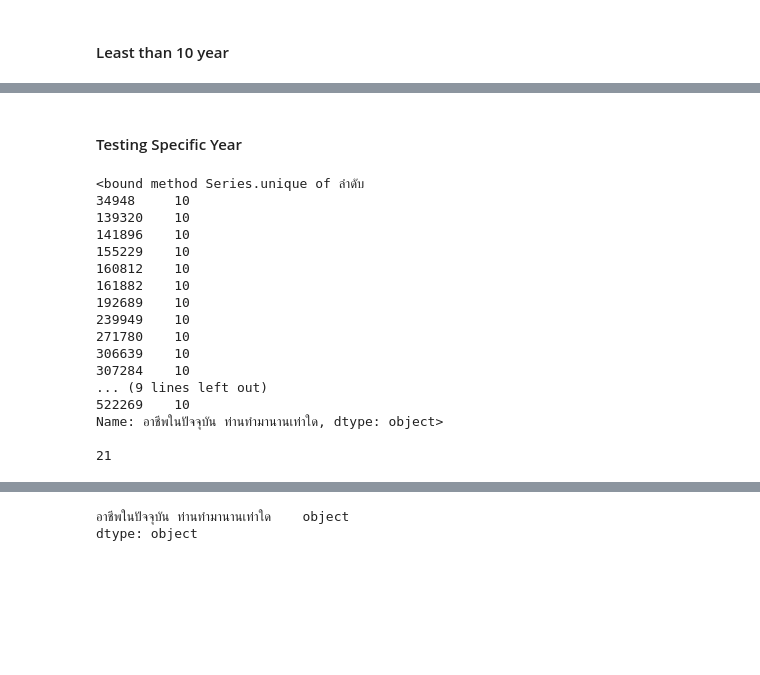
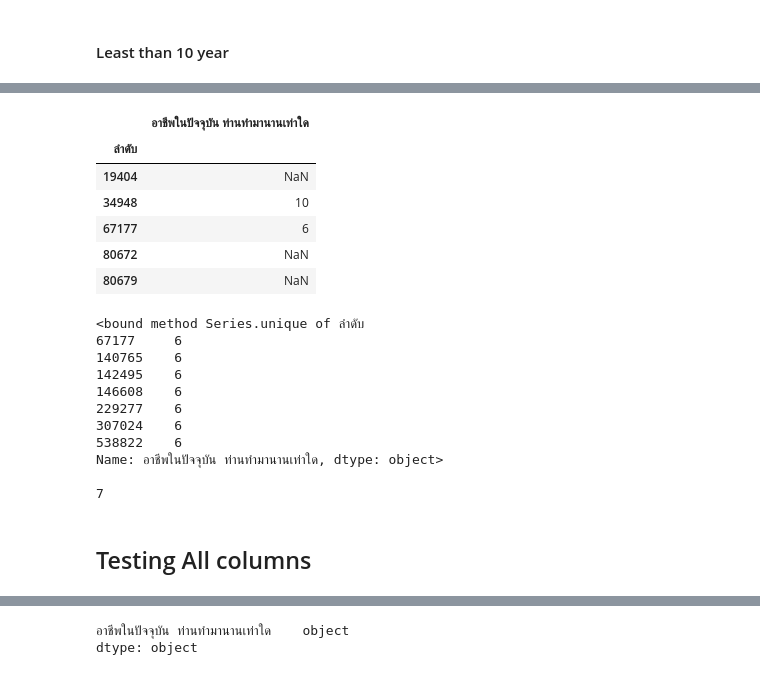
Before and after one commit to PoomTheerapat/National-Job-Survey, a Jupyter notebook: Data-Preparation-New-Variable.ipynb, the cells around one changed output, grey strips where cells are left out. Cells and saved outputs as stored; diff of their text form; code cells hidden in the pictures; blank space fills up the shorter version.

Commit message:
Fixed and Merge DataFrame (Complete)

```diff
--- a/Data-Preparation-New-Variable.ipynb
+++ b/Data-Preparation-New-Variable.ipynb
@@ -289,0 +279,36 @@ SUM Least than 10 Year:  <built-in function sum>
+# %%
+before = 0
+after = 0
+
+for i in range(0, 10):
+    print(f'--- {i} ปี ---')
+
+    # Skip 6 years
+    if i == 6:
+        continue
+
+    condition = (
+        (massage["อาชีพในปัจจุบัน ท่านทำมานานเท่าใด"] == i) |
+        (massage["อาชีพในปัจจุบัน ท่านทำมานานเท่าใด"] == f'{i}ปี') |
+        (massage["อาชีพในปัจจุบัน ท่านทำมานานเท่าใด"] == f'{i} ปี') |
+        (massage["อาชีพในปัจจุบัน ท่านทำมานานเท่าใด"] == f'{i}ปี6เดือน') |
+        (massage["อาชีพในปัจจุบัน ท่านทำมานานเท่าใด"] == f'{i}ป')
+    )
+
+    # Count the occurrences based on the condition
+    count = massage.loc[condition, 'อาชีพในปัจจุบัน ท่านทำมานานเท่าใด'].value_counts().sum()
+    before += count
+
+    print(massage.loc[condition, 'อาชีพในปัจจุบัน ท่านทำมานานเท่าใด'].value_counts())
+    print(count)
+
+    before = before + massage[condition][['อาชีพในปัจจุบัน ท่านทำมานานเท่าใด']].value_counts().sum()
+
+    # Update the DataFrame based on the condition
+    massage.loc[condition, 'อาชีพในปัจจุบัน ท่านทำมานานเท่าใด'] = i
+
+    after = after + massage[condition][['อาชีพในปัจจุบัน ท่านทำมานานเท่าใด']].value_counts().sum()
+
+print()
+print('SUM Before: ', before)
+print('SUM After: ', after)
@@ -289,0 +335,4 @@ SUM Least than 10 Year:  <built-in function sum>
+# %%
+print(massage[massage["อาชีพในปัจจุบัน ท่านทำมานานเท่าใด"].str.contains('6', na=False)][['อาชีพในปัจจุบัน ท่านทำมานานเท่าใด']].value_counts())
+print('count: ', massage[massage["อาชีพในปัจจุบัน ท่านทำมานานเท่าใด"].str.contains('6', na=False)][['อาชีพในปัจจุบัน ท่านทำมานานเท่าใด']].value_counts().sum())
+massage.loc[massage["อาชีพในปัจจุบัน ท่านทำมานานเท่าใด"].str.contains('6', na=False), 'อาชีพในปัจจุบัน ท่านทำมานานเท่าใด'] = '6'
@@ -309,27 +374,31 @@ Name: count, dtype: int64
 
 83
 NaN: 39
-# %% [markdown]
-#### Testing Specific Year
+# %%
+massage[['อาชีพในปัจจุบัน ท่านทำมานานเท่าใด']].head()
+# %% [output]
+|  | อาชีพในปัจจุบัน ท่านทำมานานเท่าใด |
+| ลำดับ |  |
+| 19404 | NaN |
+| 34948 | 10 |
+| 67177 | 6 |
+| 80672 | NaN |
+| 80679 | NaN |
 # %%
-print(massage[massage["อาชีพในปัจจุบัน ท่านทำมานานเท่าใด"].str.contains("10", na=False)]['อาชีพในปัจจุบัน ท่านทำมานานเท่าใด'].unique)
+print(massage[massage["อาชีพในปัจจุบัน ท่านทำมานานเท่าใด"].str.contains("6", na=False)]['อาชีพในปัจจุบัน ท่านทำมานานเท่าใด'].unique)
 print()
-print(massage[massage["อาชีพในปัจจุบัน ท่านทำมานานเท่าใด"].str.contains("10", na=False)]['อาชีพในปัจจุบัน ท่านทำมานานเท่าใด'].value_counts().sum())
+print(massage[massage["อาชีพในปัจจุบัน ท่านทำมานานเท่าใด"].str.contains("6", na=False)]['อาชีพในปัจจุบัน ท่านทำมานานเท่าใด'].value_counts().sum())
 # %% [output]
 <bound method Series.unique of ลำดับ
-34948     10
-139320    10
-141896    10
-155229    10
-160812    10
-161882    10
-192689    10
-239949    10
-271780    10
-306639    10
-307284    10
-... (9 lines left out)
-522269    10
+67177     6
+140765    6
+142495    6
+146608    6
+229277    6
+307024    6
+538822    6
 Name: อาชีพในปัจจุบัน ท่านทำมานานเท่าใด, dtype: object>
 
-21
+7
+# %% [markdown]
+## Testing All columns
```
Also changed, not shown: parts of 25 cells of this notebook, 7 other files.
